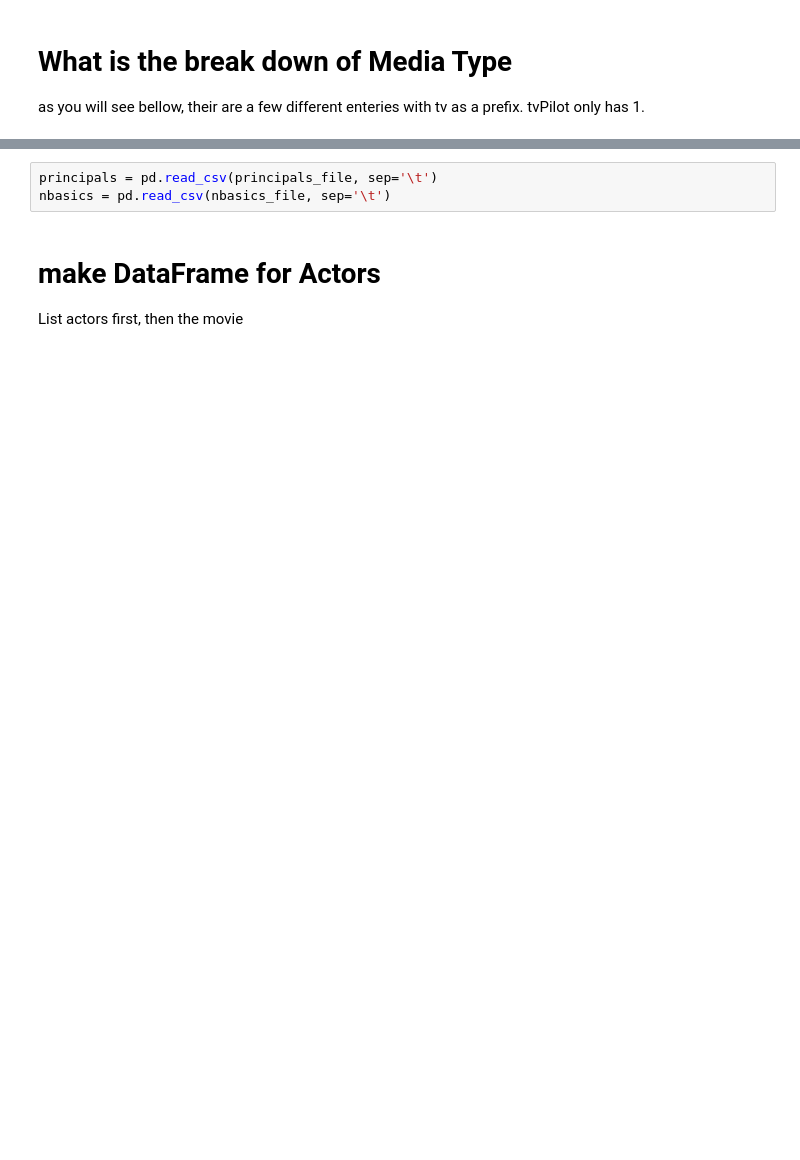
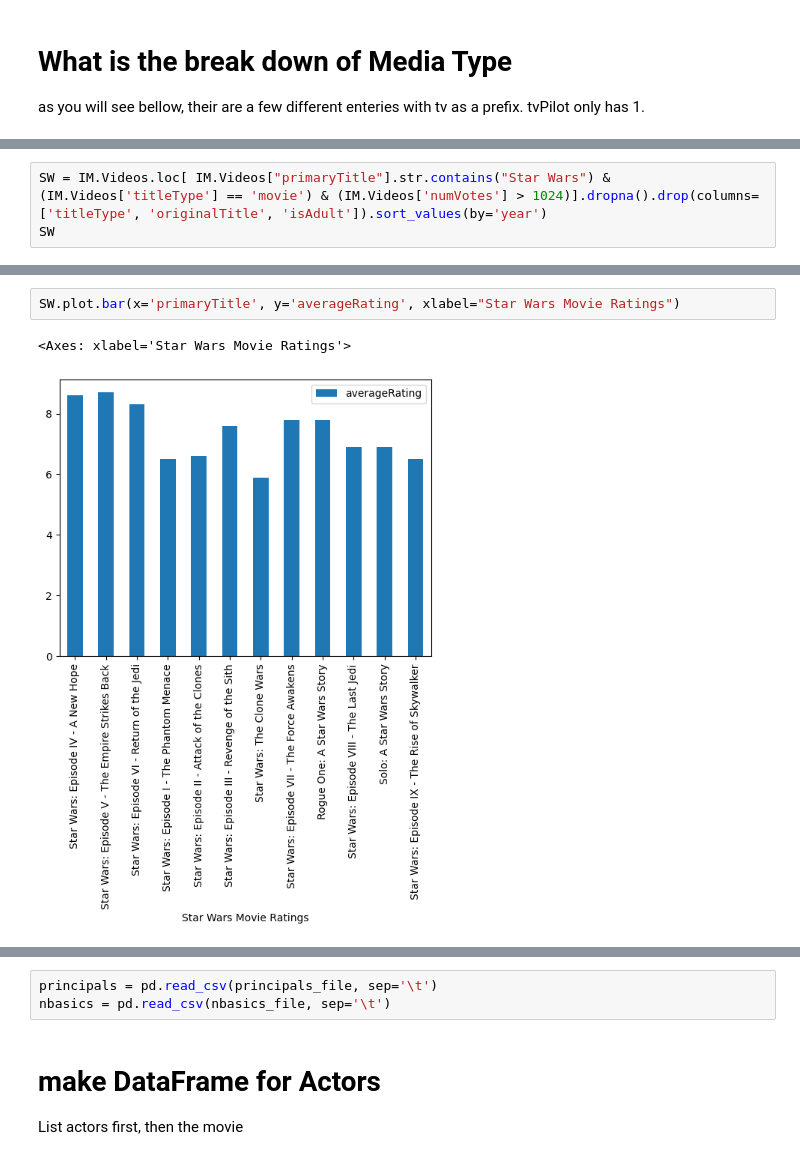
Before and after one commit to salamcast/IMDBnotebooks-DataAnalysis, a Jupyter notebook: imdb-data-pandas-playground.ipynb, the cells around one changed output, grey strips where cells are left out. Cells and saved outputs as stored; diff of their text form; blank space fills up the shorter version.

```diff
--- a/imdb-data-pandas-playground.ipynb
+++ b/imdb-data-pandas-playground.ipynb
@@ -125,0 +323,3 @@ Videos.head()
+# %%
+SW = IM.Videos.loc[ IM.Videos["primaryTitle"].str.contains("Star Wars") & (IM.Videos['titleType'] == 'movie') & (IM.Videos['numVotes'] > 1024)].dropna().drop(columns=['titleType', 'originalTitle', 'isAdult']).sort_values(by='year')
+SW
@@ -125,0 +340,5 @@ Videos.head()
+# %%
+SW.plot.bar(x='primaryTitle', y='averageRating', xlabel="Star Wars Movie Ratings")
+# %% [output]
+<Axes: xlabel='Star Wars Movie Ratings'>
+[figure, added]
```
Also changed, not shown: parts of 45 cells of this notebook.
